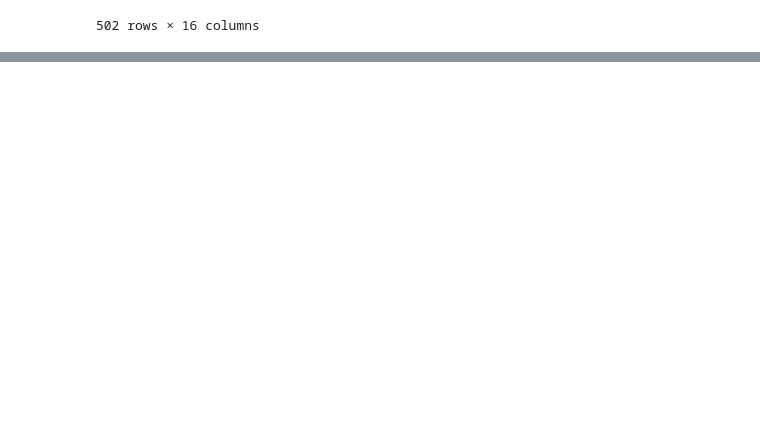
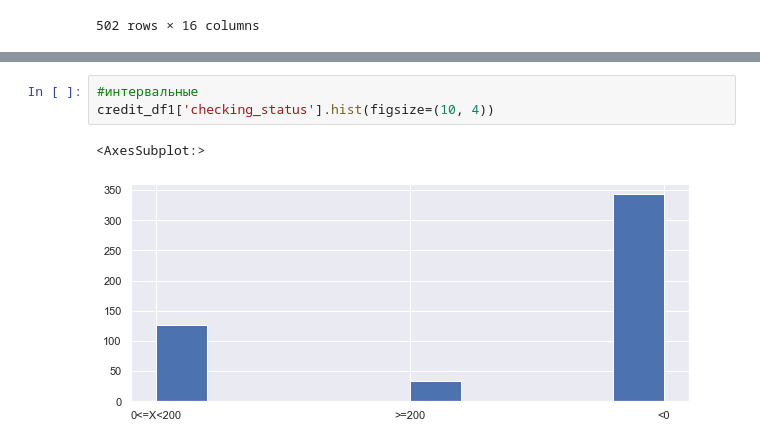
Before and after one commit to Darik50/IAD, a Jupyter notebook: Lab1/lab1_task.ipynb, the cells around one changed output, grey strips where cells are left out. Drawn from its saved outputs; the diff is of its cells as text; blank space fills up the shorter version.

```diff
--- a/Lab1/lab1_task.ipynb
+++ b/Lab1/lab1_task.ipynb
@@ -200,0 +236,6 @@ credit_df1
+# %%
+#интервальные
+credit_df1['checking_status'].hist(figsize=(10, 4))
+# %% [output]
+<AxesSubplot:>
+[figure, added]
```
Also changed, not shown: parts of 15 cells of this notebook.
